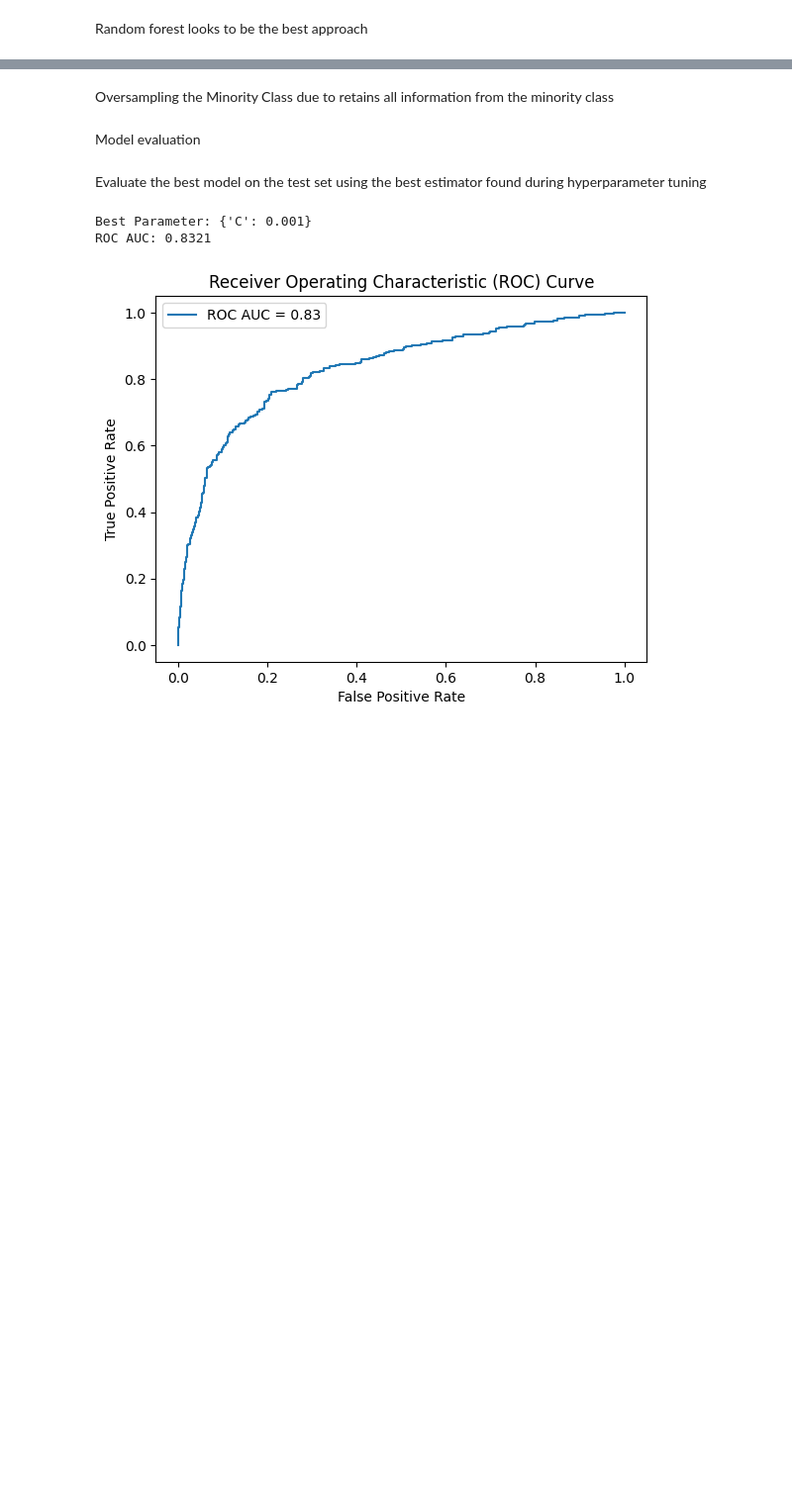
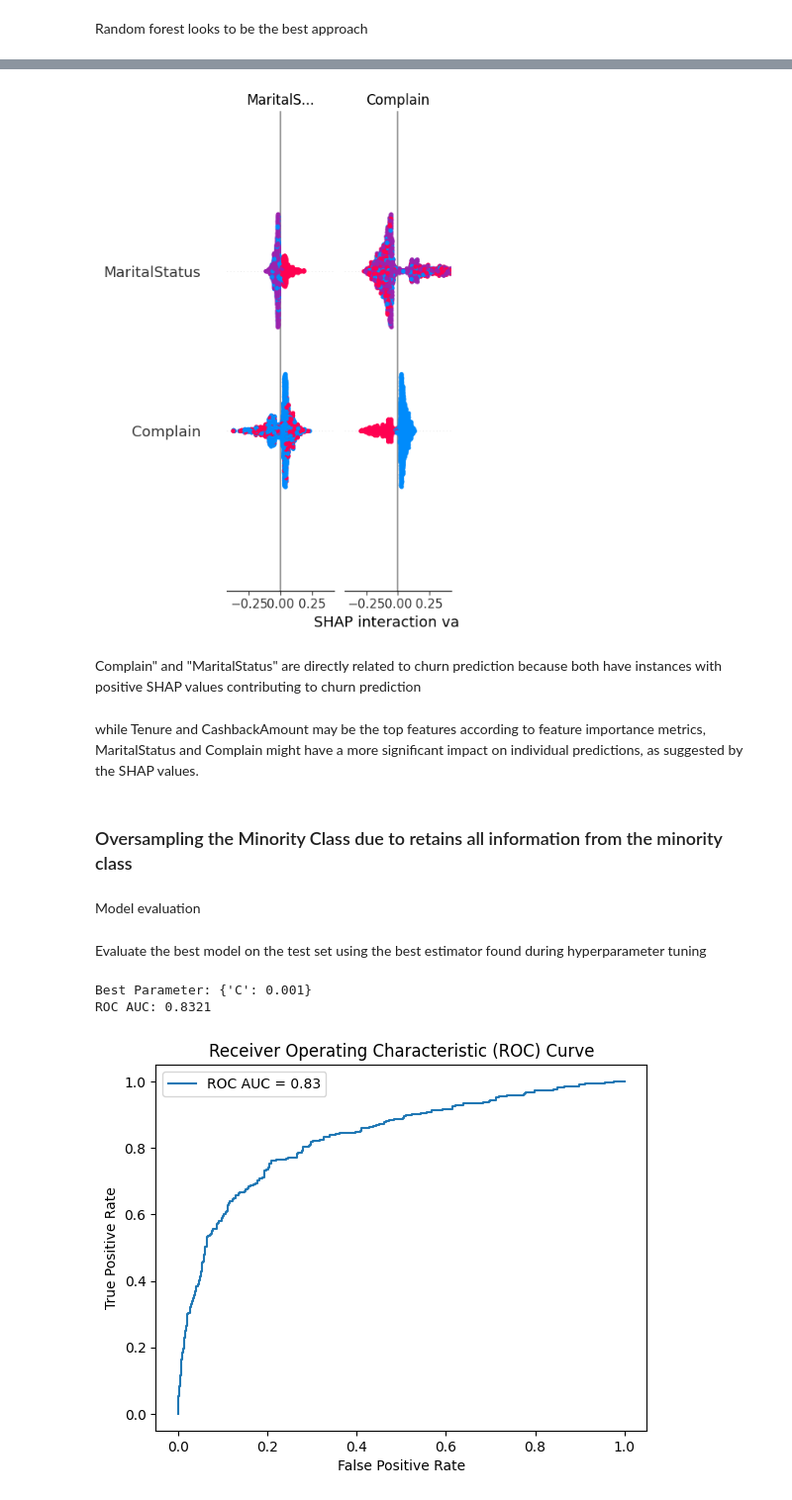
Before and after one commit to CCT-Dublin/capstone-project-riccardopossier, a Jupyter notebook: CA2_RP.ipynb, the cells around one changed output, grey strips where cells are left out. Shown at 99% size. Saved outputs shown, nothing was run; the diff lists cells and outputs as text; code cells hidden in the pictures; blank space fills up the shorter version.

Commit message:
SHAP

```diff
--- a/CA2_RP.ipynb
+++ b/CA2_RP.ipynb
@@ -678,5 +639,19 @@ Random forest looks to be the best approach
+# %%
+import shap
+
+rf_model = grid_rf.best_estimator_
+explainer = shap.TreeExplainer(rf_model)
+shap_values = explainer.shap_values(X_test)
+shap.summary_plot(shap_values, X_test)
+plt.show()
+# %% [output]
+[figure, added]
+# %% [markdown]
+Complain" and "MaritalStatus" are directly related to churn prediction because both have instances with positive SHAP values contributing to churn prediction
+# %% [markdown]
+while Tenure and CashbackAmount may be the top features according to feature importance metrics, MaritalStatus and Complain might have a more significant impact on individual predictions, as suggested by the SHAP values.
 # %% [markdown]
-Oversampling the Minority Class due to retains all information from the minority class
+### Oversampling the Minority Class due to retains all information from the minority class
 # %%
 from imblearn.over_sampling import SMOTE
 X_train_resampled, y_train_resampled = smote.fit_resample(X_train_scaled, y_train)
```
Also changed, not shown: parts of 15 cells of this notebook.
